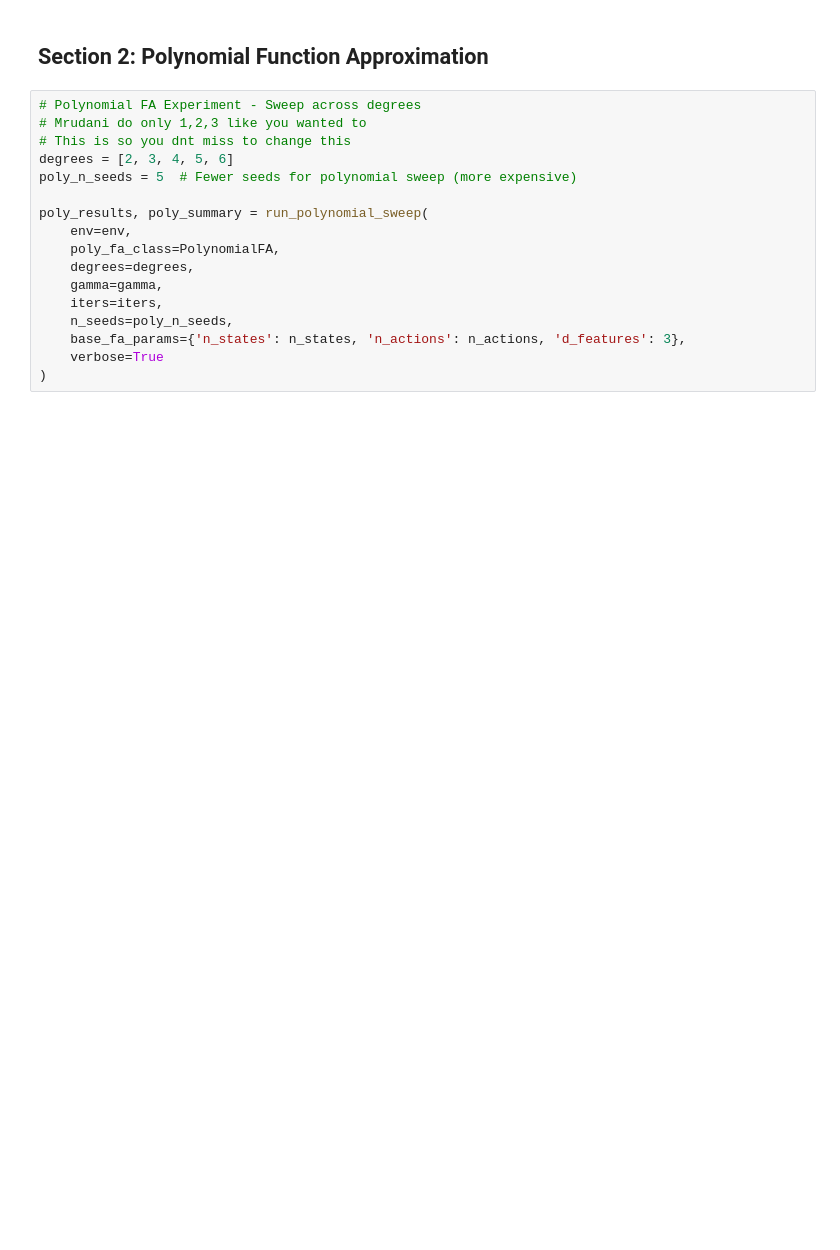
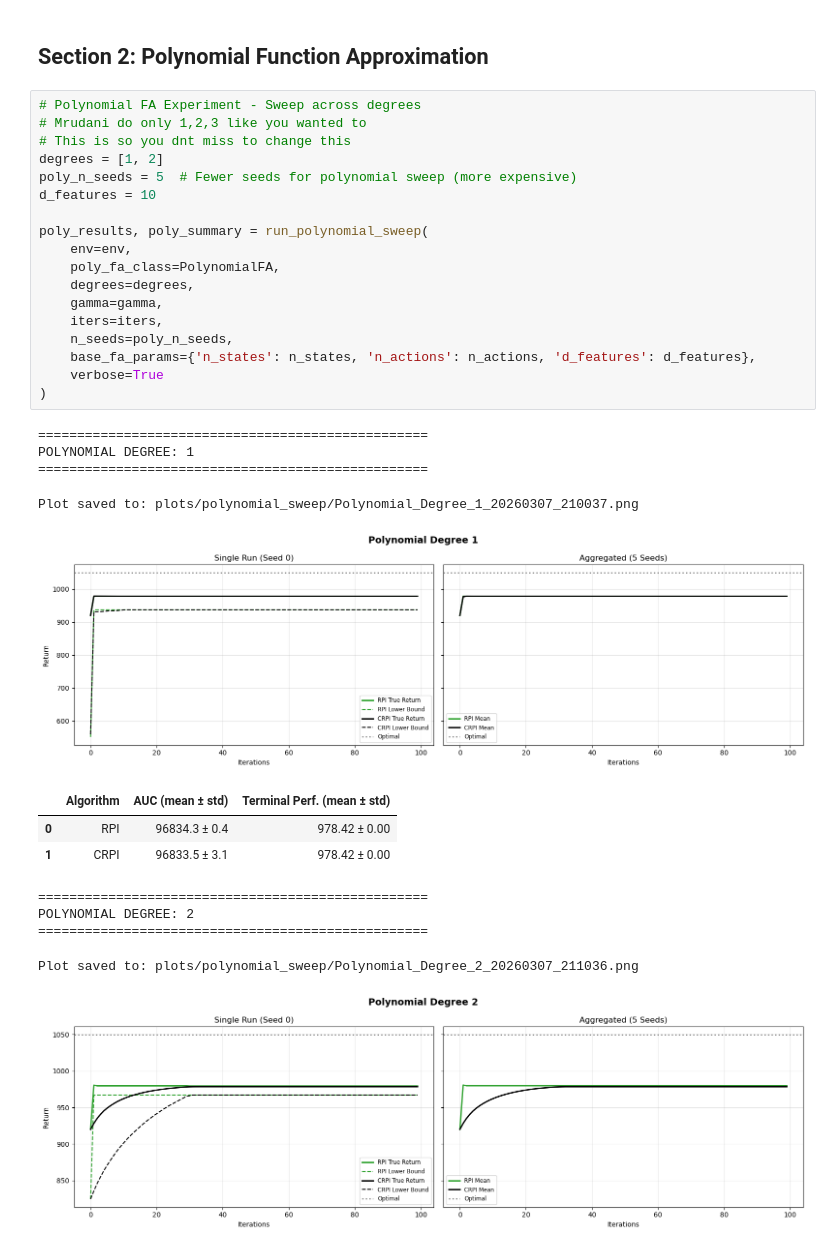
Before and after one commit to MrudaniPimpalkhare/TabularRL_DiscountFactors, a Jupyter notebook: inventory_control.ipynb, the cells around one changed output. Drawn from its saved outputs; the diff is of its cells as text; blank space fills up the shorter version.

```diff
--- a/inventory_control.ipynb
+++ b/inventory_control.ipynb
@@ -42,17 +53,32 @@ linear_results = run_experiment(
 # %%
 # Polynomial FA Experiment - Sweep across degrees
 # Mrudani do only 1,2,3 like you wanted to
 # This is so you dnt miss to change this
-degrees = [2, 3, 4, 5, 6]
+degrees = [1, 2]
 poly_n_seeds = 5  # Fewer seeds for polynomial sweep (more expensive)
+d_features = 10
 
 poly_results, poly_summary = run_polynomial_sweep(
     env=env,
     poly_fa_class=PolynomialFA,
     degrees=degrees,
     gamma=gamma,
     iters=iters,
     n_seeds=poly_n_seeds,
-    base_fa_params={'n_states': n_states, 'n_actions': n_actions, 'd_features': 3},
+    base_fa_params={'n_states': n_states, 'n_actions': n_actions, 'd_features': d_features},
     verbose=True
 )
+# %% [output]
+==================================================
+POLYNOMIAL DEGREE: 1
+==================================================
+Plot saved to: plots/polynomial_sweep/Polynomial_Degree_1_20260307_210037.png
+[figure, added]
+|  | Algorithm | AUC (mean ± std) | Terminal Perf. (mean ± std) |
+| 0 | RPI | 96834.3 ± 0.4 | 978.42 ± 0.00 |
+| 1 | CRPI | 96833.5 ± 3.1 | 978.42 ± 0.00 |
+==================================================
+POLYNOMIAL DEGREE: 2
+==================================================
+Plot saved to: plots/polynomial_sweep/Polynomial_Degree_2_20260307_211036.png
+[figure, added]
```
Also changed, not shown: parts of 4 cells of this notebook, 3 other files.
